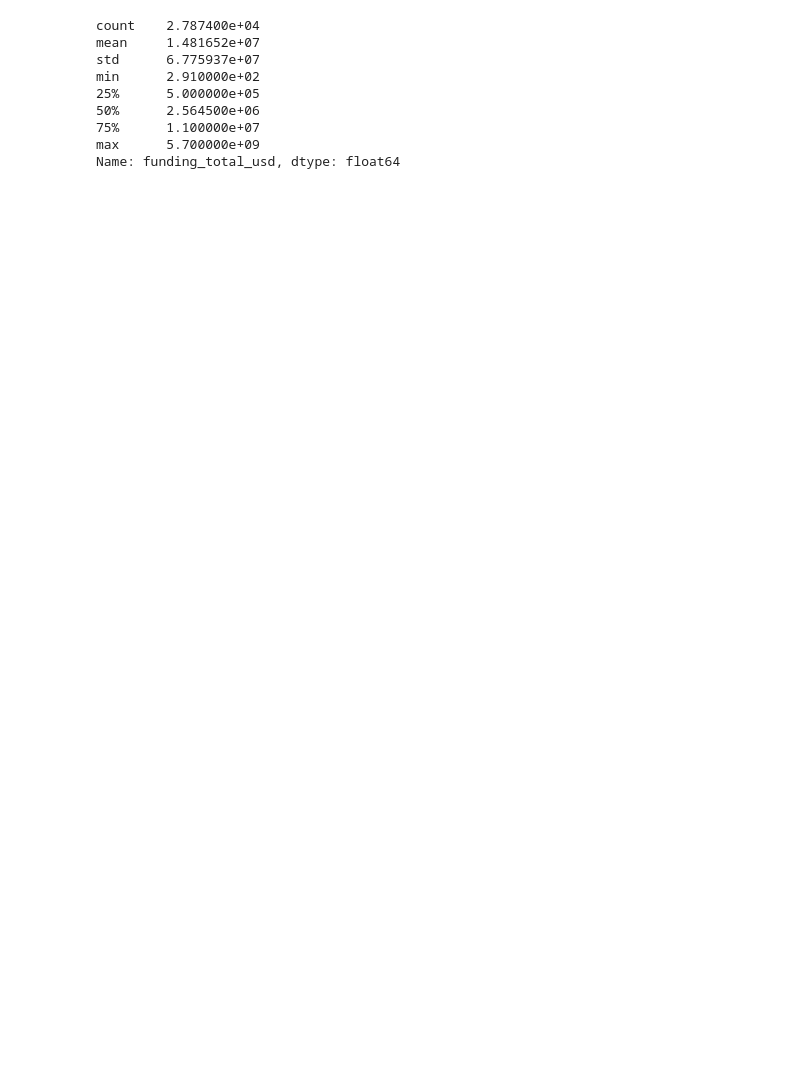
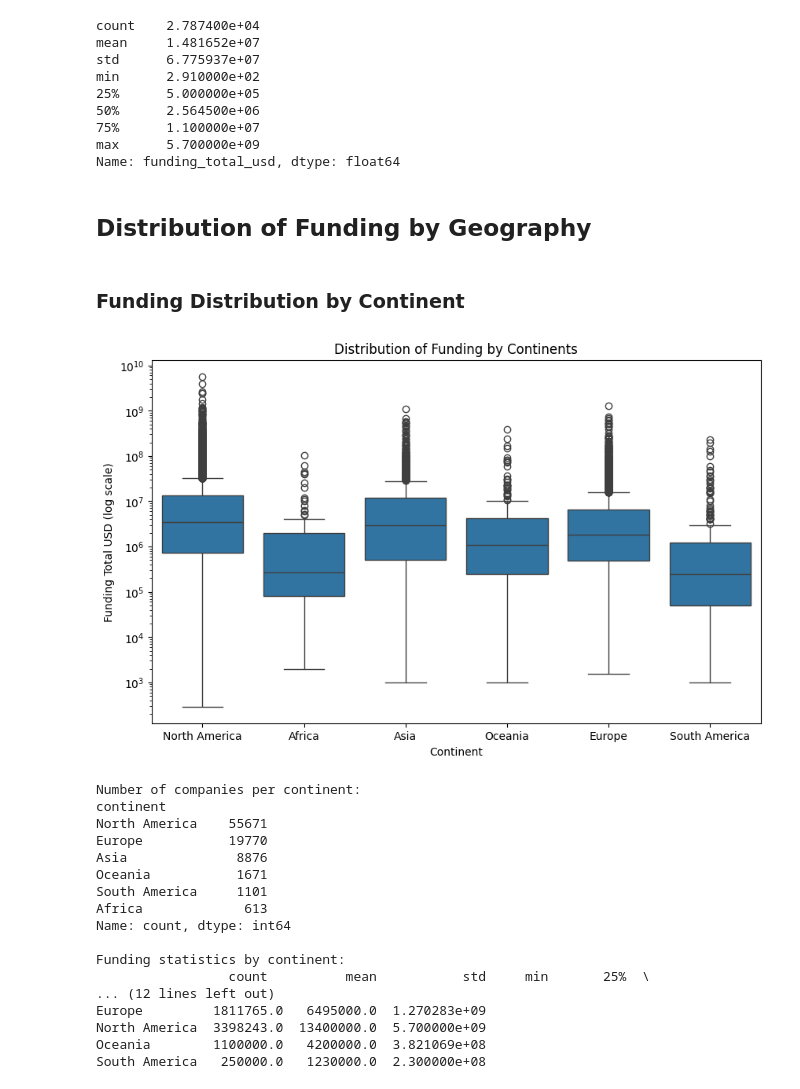
Before and after one commit to GM-Team-1/gm-credit-fund-risk-model, a Jupyter notebook: eda.ipynb, the cells around one changed output. Drawn from its saved outputs; the diff is of its cells as text; code cells hidden in the pictures; blank space fills up the shorter version.

```diff
--- a/eda.ipynb
+++ b/eda.ipynb
@@ -41,3 +51,60 @@ min      2.910000e+02
 75%      1.100000e+07
 max      5.700000e+09
 Name: funding_total_usd, dtype: float64
+# %% [markdown]
+## Distribution of Funding by Geography
+# %% [markdown]
+### Funding Distribution by Continent
+# %%
+# show the distribution of funding by country code
+
+def country_to_continent(country_code):
+    if pd.isna(country_code):
+        return 'NaN'
+
+    country_code = str(country_code).upper()
+
+    try:
+        country_code_alpha2 = pc.country_alpha3_to_country_alpha2(country_code)
+        continent_code = pc.country_alpha2_to_continent_code(country_code_alpha2)
+        continent_name = pc.convert_continent_code_to_continent_name(continent_code)
+        return continent_name
+    except:
+        return 'Unknown'
+
+df['continent'] = df['country_code'].apply(country_to_continent)
+
+df_valid_continents = df[(df['continent'] != 'NaN') & (df['continent'] != 'Unknown')]
+
+plt.figure(figsize=(10,6))
+sns.boxplot(data=df_valid_continents, x='continent', y='funding_total_usd')
+plt.yscale('log')
+plt.title('Distribution of Funding by Continents')
+plt.xlabel('Continent')
+plt.ylabel('Funding Total USD (log scale)')
+plt.show()
+
+# Show summary statistics
+print("Number of companies per continent:")
+print(df_valid_continents['continent'].value_counts())
+print("\nFunding statistics by continent:")
+print(df_valid_continents.groupby('continent')['funding_total_usd'].describe())
+# %% [output]
+[figure, added]
+Number of companies per continent:
+continent
+North America    55671
+Europe           19770
+Asia              8876
+Oceania           1671
+South America     1101
+Africa             613
+Name: count, dtype: int64
+
+Funding statistics by continent:
+                 count          mean           std     min       25%  \
+... (12 lines left out)
+Europe         1811765.0   6495000.0  1.270283e+09
+North America  3398243.0  13400000.0  5.700000e+09
+Oceania        1100000.0   4200000.0  3.821069e+08
+South America   250000.0   1230000.0  2.300000e+08
```
Also changed, not shown: parts of 26 cells of this notebook, 2 other files.
